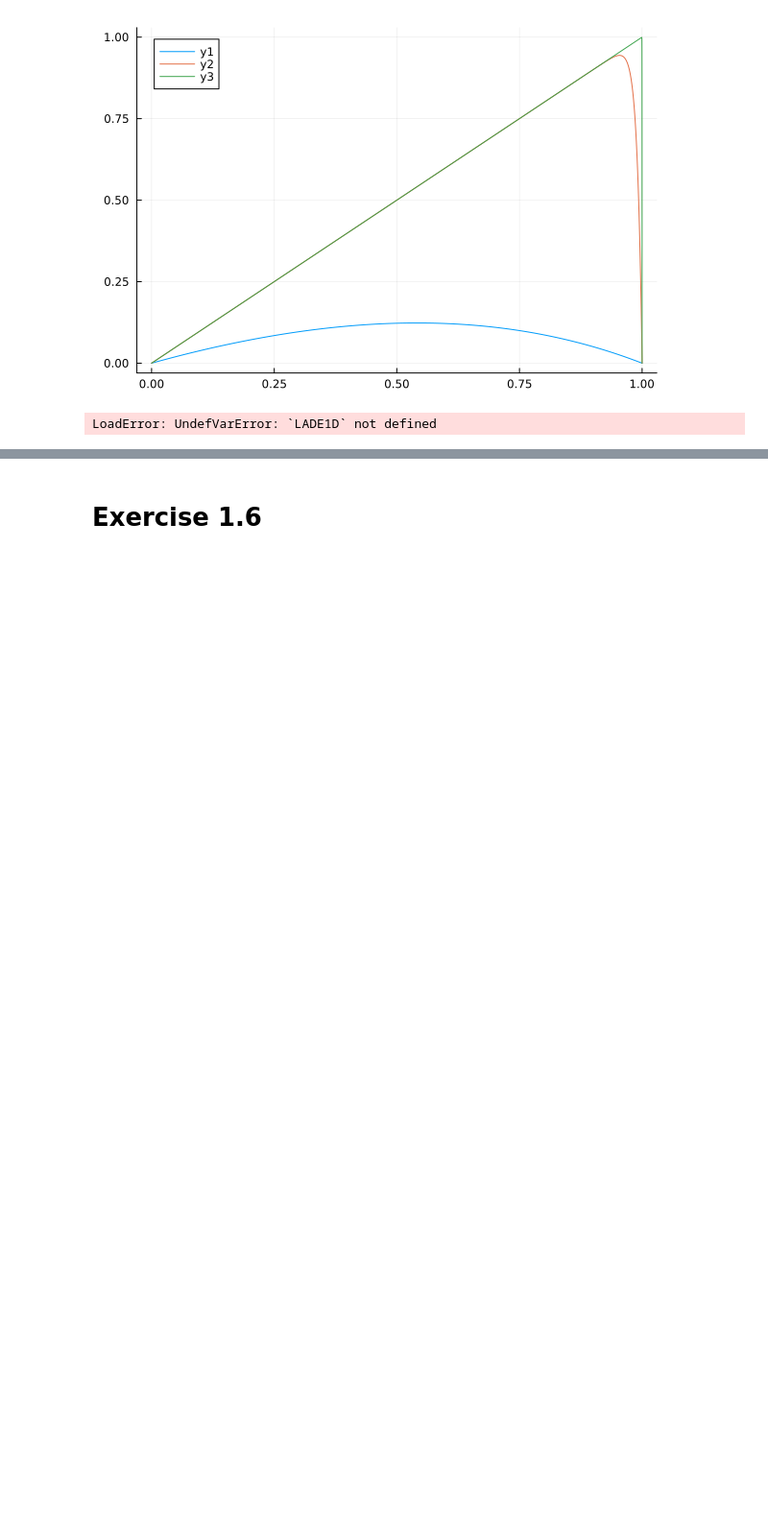
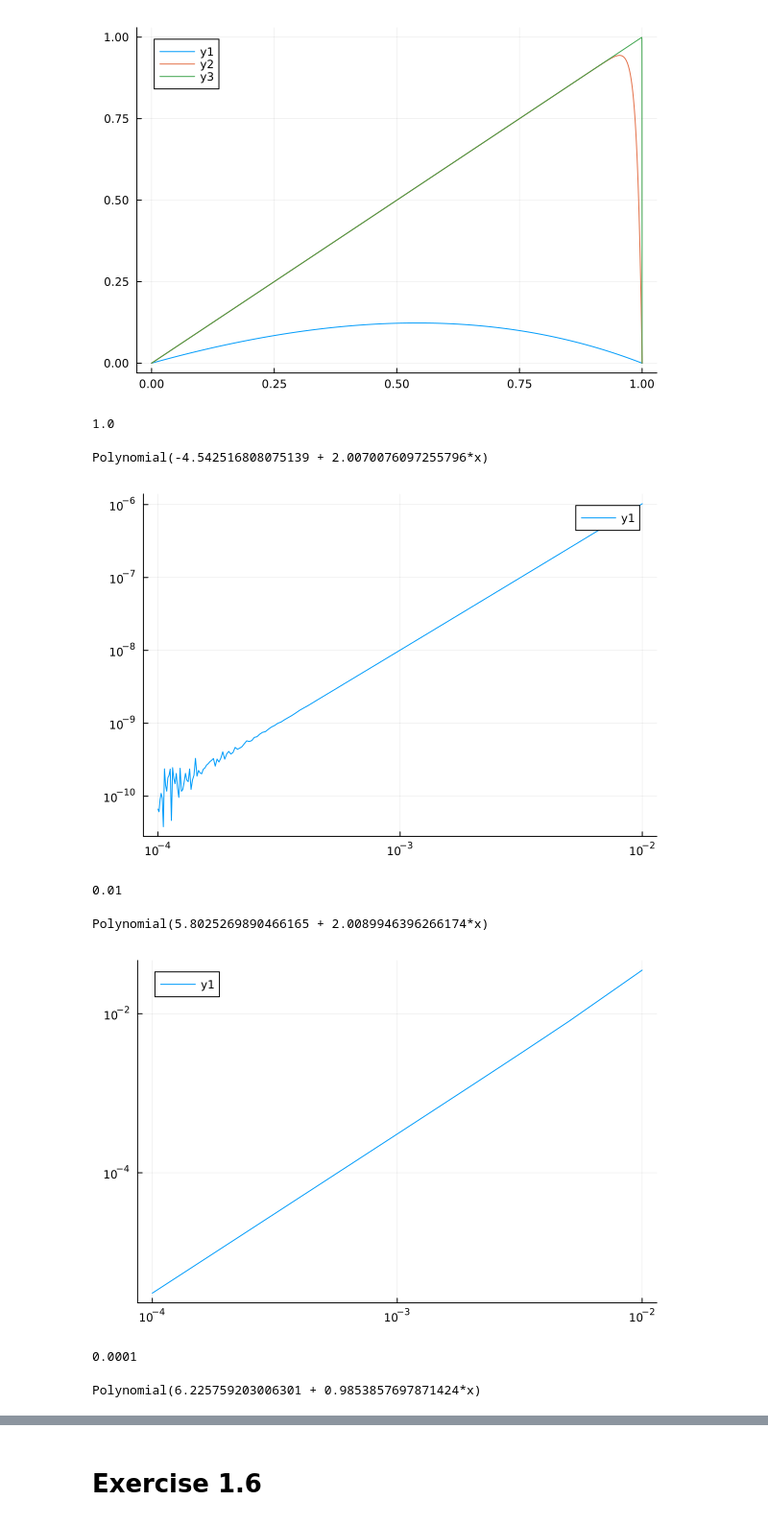
Before and after one commit to jkbch/FEM, a Jupyter notebook: Jakobs_notebook_julia.ipynb, the cells around one changed output, grey strips where cells are left out. Shown at 96% size. Drawn from its saved outputs; the diff is of its cells as text; code cells hidden in the pictures; blank space fills up the shorter version.

```diff
--- a/Jakobs_notebook_julia.ipynb
+++ b/Jakobs_notebook_julia.ipynb
@@ -204,33 +204,40 @@ end
 function uhat(x::Vector{Float64}, xs::Vector{Float64}, us::Vector{Float64}) :: Vector{Float64}
     return uhat.(x, Ref(xs), Ref(us))
 end
 
 psi = 1.0
 iterations = 100
 step_size = 100
 granularity = 100000
 
 for epsilon in [1, 0.01, 0.0001]
-    u_anal(x) = 1/psi * (x - (exp((x-1)*psi/epsilon) - exp(-psi/epsilon))/(1 - exp(-psi/epsilon)))
+    uanal(x) = 1/psi * (x - (exp((x-1)*psi/epsilon) - exp(-psi/epsilon))/(1 - exp(-psi/epsilon)))
 
     hs = zeros(iterations)
     max_errors = zeros(iterations)
 
     x_values = collect(range(0, 1, granularity))
 
     for i in 1:iterations
         M = i*step_size
         x_points = collect(range(0, 1, M))
         uhat_points = LADE1D(psi, epsilon, x_points)
-        error(x) = abs(uhat(x, x_points, uhat_points) - u_anal(x))
+        error(x) = abs(uhat(x, x_points, uhat_points) - uanal(x))
 
         hs[i] = 1 / M
         max_errors[i] = maximum(error.(x_values))
     end
 
     display(epsilon)
     display(fit(log.(hs), log.(max_errors), 1))
     display(plot(hs, max_errors, xscale=:log10, yscale=:log10))
 end
 # %% [output]
-LoadError: UndefVarError: `LADE1D` not defined
+1.0
+Polynomial(-4.542516808075139 + 2.0070076097255796*x)
+[figure, added]
+0.01
+Polynomial(5.8025269890466165 + 2.0089946396266174*x)
+[figure, added]
+0.0001
+Polynomial(6.225759203006301 + 0.9853857697871424*x)
```
Also changed, not shown: parts of 8 cells of this notebook.
